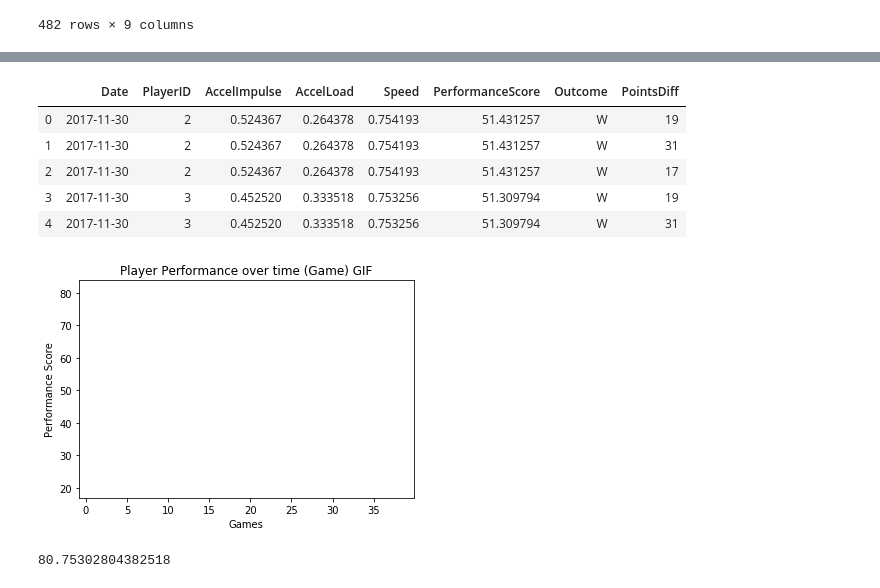
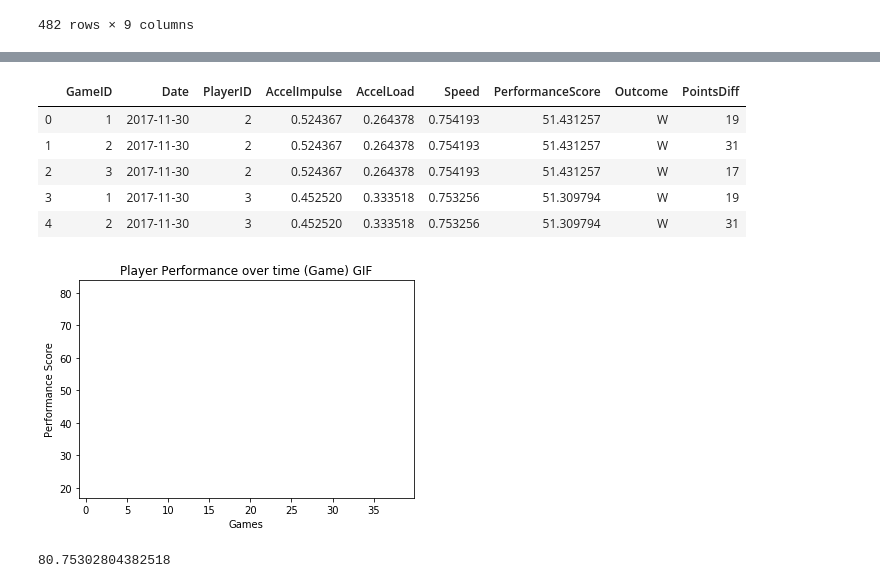
Before and after one commit to Sangha05/sta2453_project1, a Jupyter notebook: Performance2.ipynb, the cells around one changed output, grey strips where cells are left out. Drawn from its saved outputs; the diff is of its cells as text; code cells hidden in the pictures.

Commit message:
Performance with GameID
Note: All games on the same day will have same performance score for the player as we have only day wise data for training load and wellness

```diff
--- a/Performance2.ipynb
+++ b/Performance2.ipynb
@@ -167,28 +167,28 @@ plt.show()
 # %%
 from celluloid import Camera
 
 fig = plt.figure()
 camera = Camera(fig)
 #Players 18-21 did not play any game
 plt.xlabel('Games')
 plt.ylabel('Performance Score')
 plt.title('Player Performance over time (Game) GIF')
 dfPer.set_index('GameID', inplace=True)
 for i in range(17):
     t = plt.plot(dfPer[dfPer["PlayerID"] == i+1].PerformanceScore)
     plt.legend(t, [f'Player {i+1}'])
     camera.snap()
 animation = camera.animate()
 animation.save('Performance.gif', writer = 'imagemagick')
-dfPer.reset_index(inplace=True,drop=True)
+dfPer.reset_index(inplace=True)
 dfPer.head()
 # %% [output]
-|  | Date | PlayerID | AccelImpulse | AccelLoad | Speed | PerformanceScore | Outcome | PointsDiff |
-| 0 | 2017-11-30 | 2 | 0.524367 | 0.264378 | 0.754193 | 51.431257 | W | 19 |
-| 1 | 2017-11-30 | 2 | 0.524367 | 0.264378 | 0.754193 | 51.431257 | W | 31 |
-| 2 | 2017-11-30 | 2 | 0.524367 | 0.264378 | 0.754193 | 51.431257 | W | 17 |
-| 3 | 2017-11-30 | 3 | 0.452520 | 0.333518 | 0.753256 | 51.309794 | W | 19 |
-| 4 | 2017-11-30 | 3 | 0.452520 | 0.333518 | 0.753256 | 51.309794 | W | 31 |
+|  | GameID | Date | PlayerID | AccelImpulse | AccelLoad | Speed | PerformanceScore | Outcome | PointsDiff |
+| 0 | 1 | 2017-11-30 | 2 | 0.524367 | 0.264378 | 0.754193 | 51.431257 | W | 19 |
+| 1 | 2 | 2017-11-30 | 2 | 0.524367 | 0.264378 | 0.754193 | 51.431257 | W | 31 |
+| 2 | 3 | 2017-11-30 | 2 | 0.524367 | 0.264378 | 0.754193 | 51.431257 | W | 17 |
+| 3 | 1 | 2017-11-30 | 3 | 0.452520 | 0.333518 | 0.753256 | 51.309794 | W | 19 |
+| 4 | 2 | 2017-11-30 | 3 | 0.452520 | 0.333518 | 0.753256 | 51.309794 | W | 31 |
 [figure]
 # %%
 dfPer["PerformanceScore"].max()
```
Also changed, not shown: parts of 1 cell of this notebook, 1 other file.
